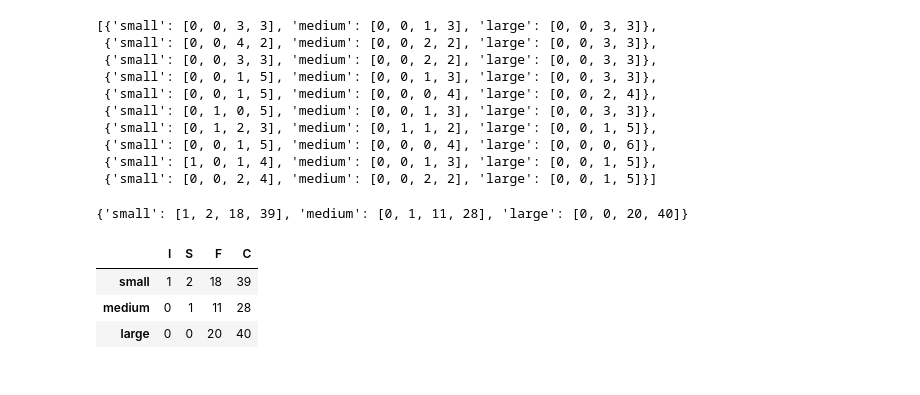
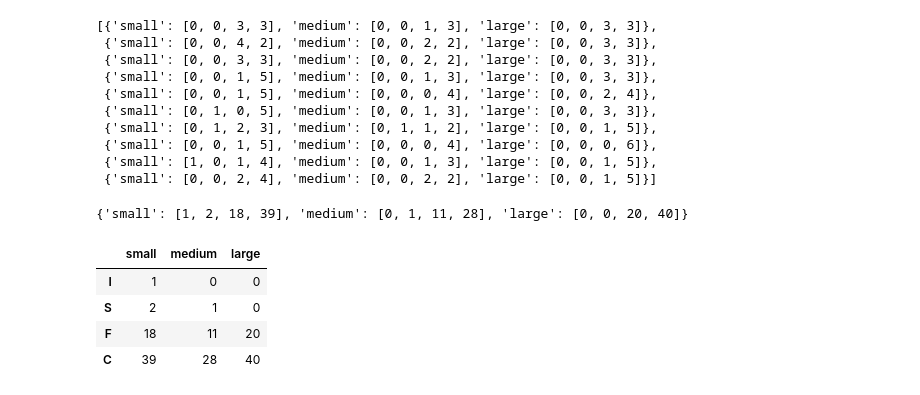
Before and after one commit to BladeF/Thesis-Data-Analysis, a Jupyter notebook: notebooks/task_analysis.ipynb, the cells around one changed output. Saved outputs shown, nothing was run; the diff lists cells and outputs as text; code cells hidden in the pictures.

Commit message:
Added major descriptive stats

```diff
--- a/notebooks/data_analysis.ipynb
+++ b/notebooks/task_analysis.ipynb
@@ -250,0 +316,13 @@ plt.savefig("../figures/success_large.png", bbox_inches="tight")
+# %%
+fig = plt.figure(figsize=(20.0, 10.0))
+fig.suptitle("Count of Successful Responses (Computer Science)")
+index = 1
+
+cols = ["t1_isSuccess","t2_isSuccess","t3_isSuccess","t4_isSuccess","t5_isSuccess","t6_isSuccess","t7_isSuccess","t8_isSuccess","t9_isSuccess","t10_isSuccess"]
+for c in cols:
+    plt.subplot(2, 5, index)
+    sns.countplot(x=c, palette=tf_color, order=[False, True], data=cs_df)
+
+    index = index + 1
+
+plt.savefig("../figures/success_cs.png", bbox_inches="tight")
@@ -250,0 +331,13 @@ plt.savefig("../figures/success_large.png", bbox_inches="tight")
+# %%
+fig = plt.figure(figsize=(20.0, 10.0))
+fig.suptitle("Count of Successful Responses (Education)")
+index = 1
+
+cols = ["t1_isSuccess","t2_isSuccess","t3_isSuccess","t4_isSuccess","t5_isSuccess","t6_isSuccess","t7_isSuccess","t8_isSuccess","t9_isSuccess","t10_isSuccess"]
+for c in cols:
+    plt.subplot(2, 5, index)
+    sns.countplot(x=c, palette=tf_color, order=[False, True], data=ed_df)
+
+    index = index + 1
+
+plt.savefig("../figures/success_ed.png", bbox_inches="tight")
@@ -335,0 +437,3 @@ t10_numWords F_onewayResult(statistic=1.2706766917293237, pvalue=0.3132956451708
+# %%
+for label in ["t1_numWords","t2_numWords","t3_numWords","t4_numWords","t5_numWords","t6_numWords","t7_numWords","t8_numWords","t9_numWords","t10_numWords"]:
+    print(label, stats.kruskal(small[label], med[label], large[label]))
@@ -400,8 +458,0 @@ tasks
-# %%
-# for obs in tasks:
-#     chi, pval, dof, exp = stats.chi2_contingency(obs)
-#     print("Chi:", chi, "p:", pval)
-
-task = tasks[0]
-
-pd.crosstab(task["F"], task["C"])
@@ -489,13 +533,14 @@ totals
 # %% [output]
 {'small': [1, 2, 18, 39], 'medium': [0, 1, 11, 28], 'large': [0, 0, 20, 40]}
 # %%
-df = pd.DataFrame(data=totals).T.rename(columns={0:"I", 1:"S", 2:"F", 3:"C"})
+df = pd.DataFrame(data=totals).rename({0:"I", 1:"S", 2:"F", 3:"C"})
 df
 # %% [output]
-|  | I | S | F | C |
-| small | 1 | 2 | 18 | 39 |
-| medium | 0 | 1 | 11 | 28 |
-| large | 0 | 0 | 20 | 40 |
+|  | small | medium | large |
+| I | 1 | 0 | 0 |
+| S | 2 | 1 | 0 |
+| F | 18 | 11 | 20 |
+| C | 39 | 28 | 40 |
 # %%
 stats.chi2_contingency(df)
 # %% [output]
```
Also changed, not shown: parts of 38 cells of this notebook, 6 other files.
